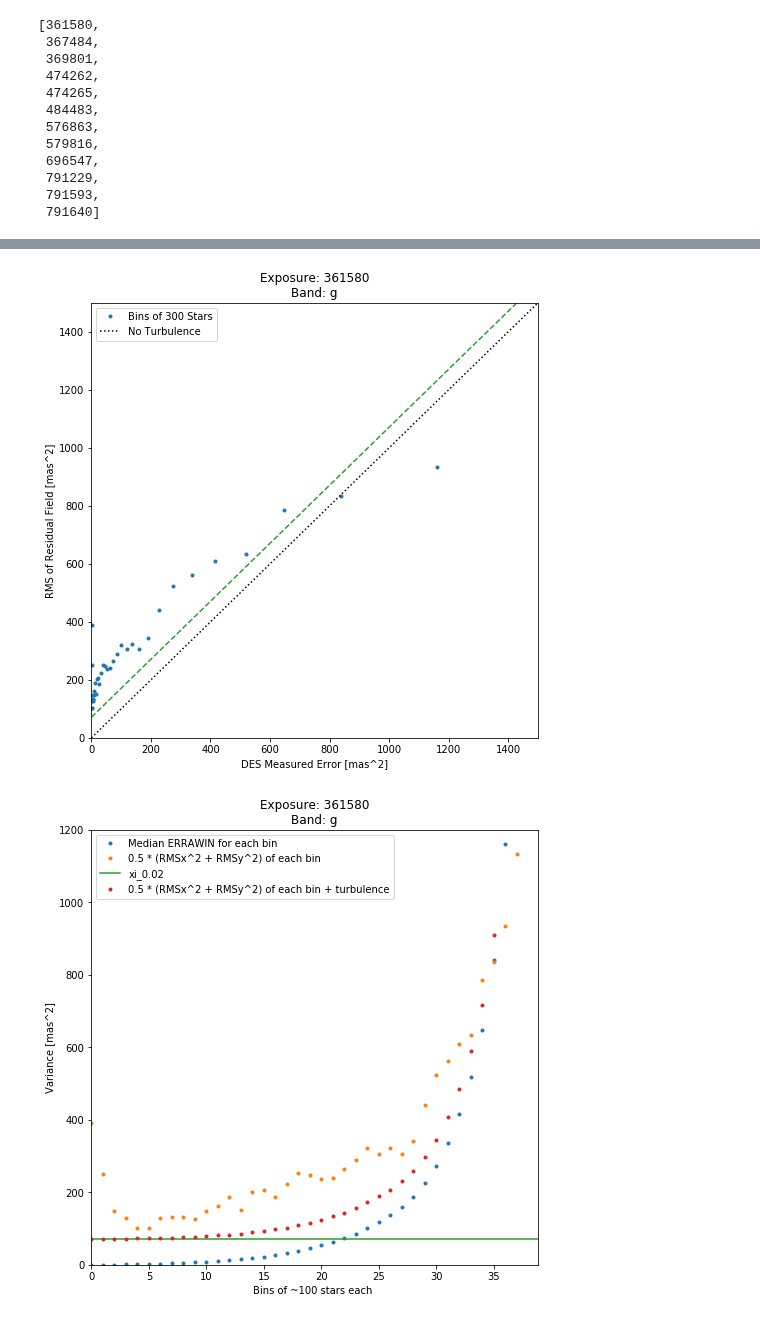
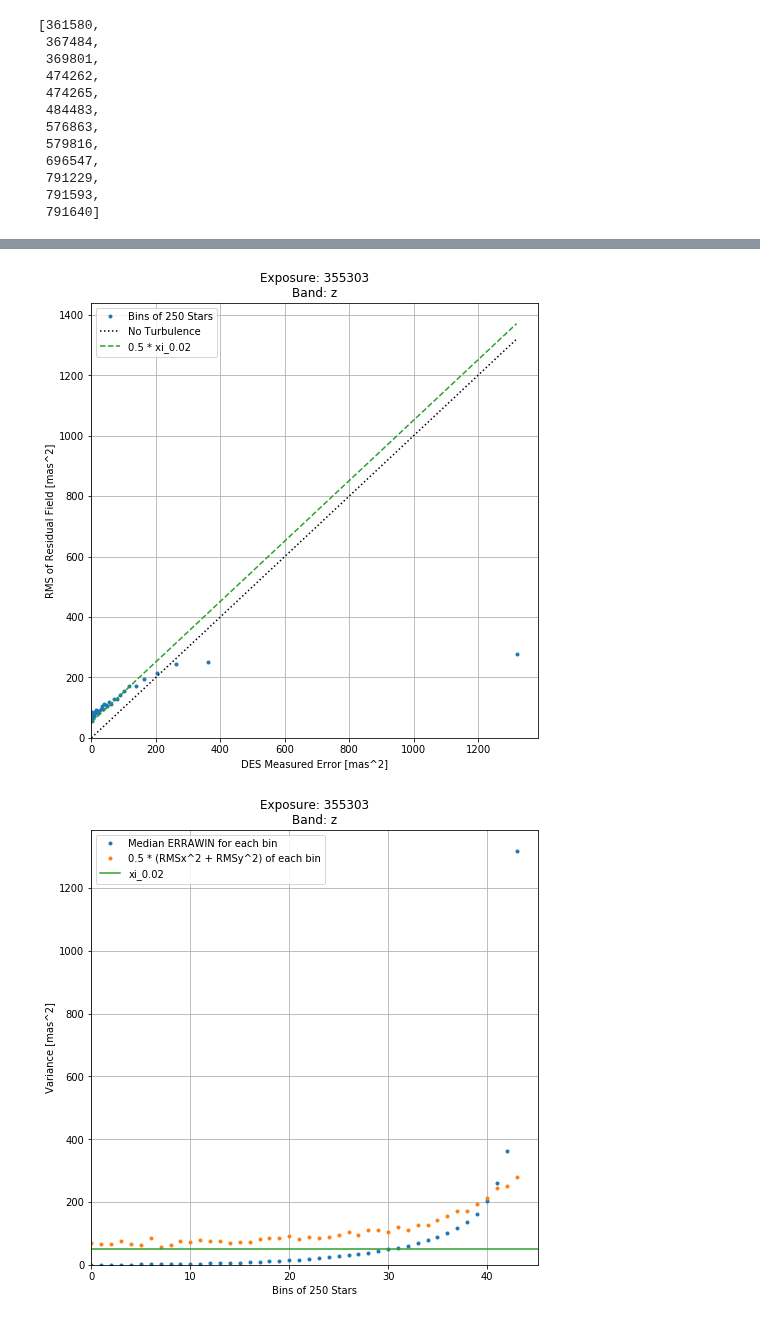
Before and after one commit to FoxFortino/DESworkspace, a Jupyter notebook: gBandTest.ipynb, the cells around one changed output, grey strips where cells are left out. Cells and saved outputs as stored; diff of their text form; code cells hidden in the pictures.

```diff
--- a/gBandTest.ipynb
+++ b/gBandTest.ipynb
@@ -52,8 +52,8 @@ gBand
  791593,
  791640]
 # %%
-exp = gBand[0]
-# exp = 348819
+# exp = gBand[0]
+exp = 355303
 dataC = GPRutils.loadFITS(glob.glob(f"../thesis/{exp}/DES{exp}_?.fits")[0])
 
 x = dataC.TV[dataC.TV["Maskf"]]["X"].value
@@ -73,7 +73,7 @@ resid_y = dy[ind]
 measurement_error = err[ind]
 
 # Split arrays into groups of nStars
-nStars = 300
+nStars = 250
 resid_x = np.array_split(resid_x, len(dx)//nStars)
 resid_y = np.array_split(resid_y, len(dy)//nStars)
 measurement_error = np.array_split(measurement_error, len(measurement_error)//nStars)
@@ -89,40 +154,42 @@ residuals_RMS = 0.5 * (RMSx**2 + RMSy**2)
 plt.figure(figsize=(8, 8))
 plt.title(f"Exposure: {dataC.expNum}\nBand: {dataC.band}")
 
-plt.plot(measurement_error, residuals_RMS, c="tab:blue", marker=".", ls="", label="Bins of 300 Stars")
+plt.plot(measurement_error, residuals_RMS, c="tab:blue", marker=".", ls="", label=f"Bins of {nStars} Stars")
 
 x = np.linspace(0, np.max(measurement_error))
 plt.plot(x, x, c="k", ls=":", label="No Turbulence")
 
 p = np.poly1d([1, turbulence])
-plt.plot(x, p(x), c="tab:green", ls="--")
+plt.plot(x, p(x), c="tab:green", ls="--", label="0.5 * xi_0.02")
 
 plt.xlabel("DES Measured Error [mas^2]")
 plt.ylabel("RMS of Residual Field [mas^2]")
 
-plt.xlim((0, 1500))
-plt.ylim((0, 1500))
+plt.xlim((0, None))
+plt.ylim((0, None))
 
 plt.legend(loc="upper left")
+plt.grid()
 plt.show()
 # %% [output]
-[figure, old version]
+[figure, new version]
 # %%
 plt.figure(figsize=(8, 8))
 plt.title(f"Exposure: {dataC.expNum}\nBand: {dataC.band}")
 
 plt.plot(measurement_error, c="tab:blue", ls="", marker=".", label="Median ERRAWIN for each bin")
 plt.plot(residuals_RMS, c="tab:orange", ls="", marker=".", label="0.5 * (RMSx^2 + RMSy^2) of each bin")
 plt.axhline(y=turbulence, c="tab:green", label="xi_0.02")
-plt.plot(measurement_error+turbulence, c="tab:red", ls="", marker=".", label="0.5 * (RMSx^2 + RMSy^2) of each bin + turbulence")
+# plt.plot(measurement_error+turbulence, c="tab:red", ls="", marker=".", label="0.5 * (RMSx^2 + RMSy^2) of each bin + turbulence")
 
-plt.xlabel("Bins of ~100 stars each ")
+plt.xlabel(f"Bins of {nStars} Stars")
 plt.ylabel("Variance [mas^2]")
 
 plt.xlim((0, None))
-plt.ylim((0, 1200))
+plt.ylim((0, None))
 
 plt.legend(loc="upper left")
+plt.grid()
 plt.show()
 # %% [output]
-[figure, old version]
+[figure, new version]
```
Also changed, not shown: parts of 2 cells of this notebook, 6 other files.
